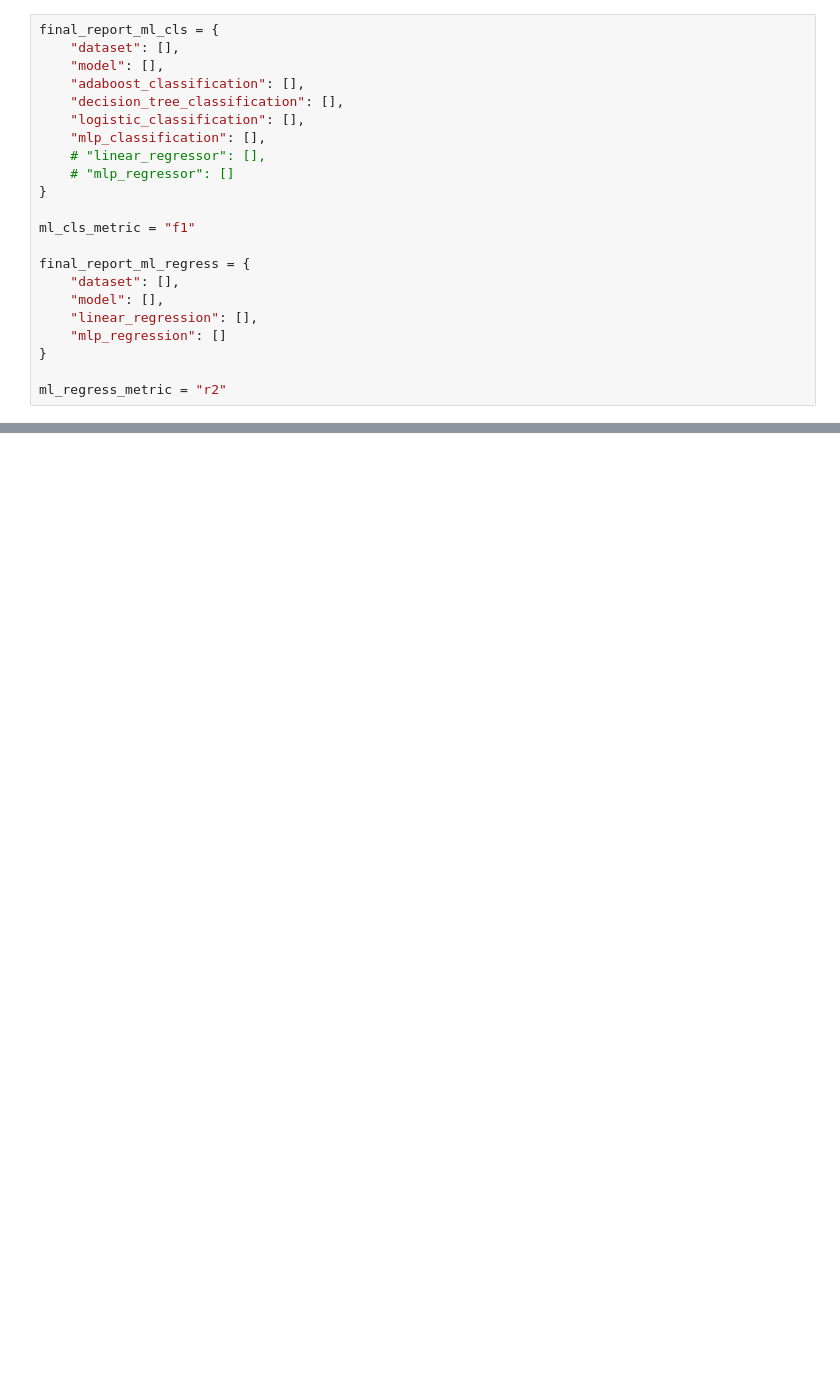
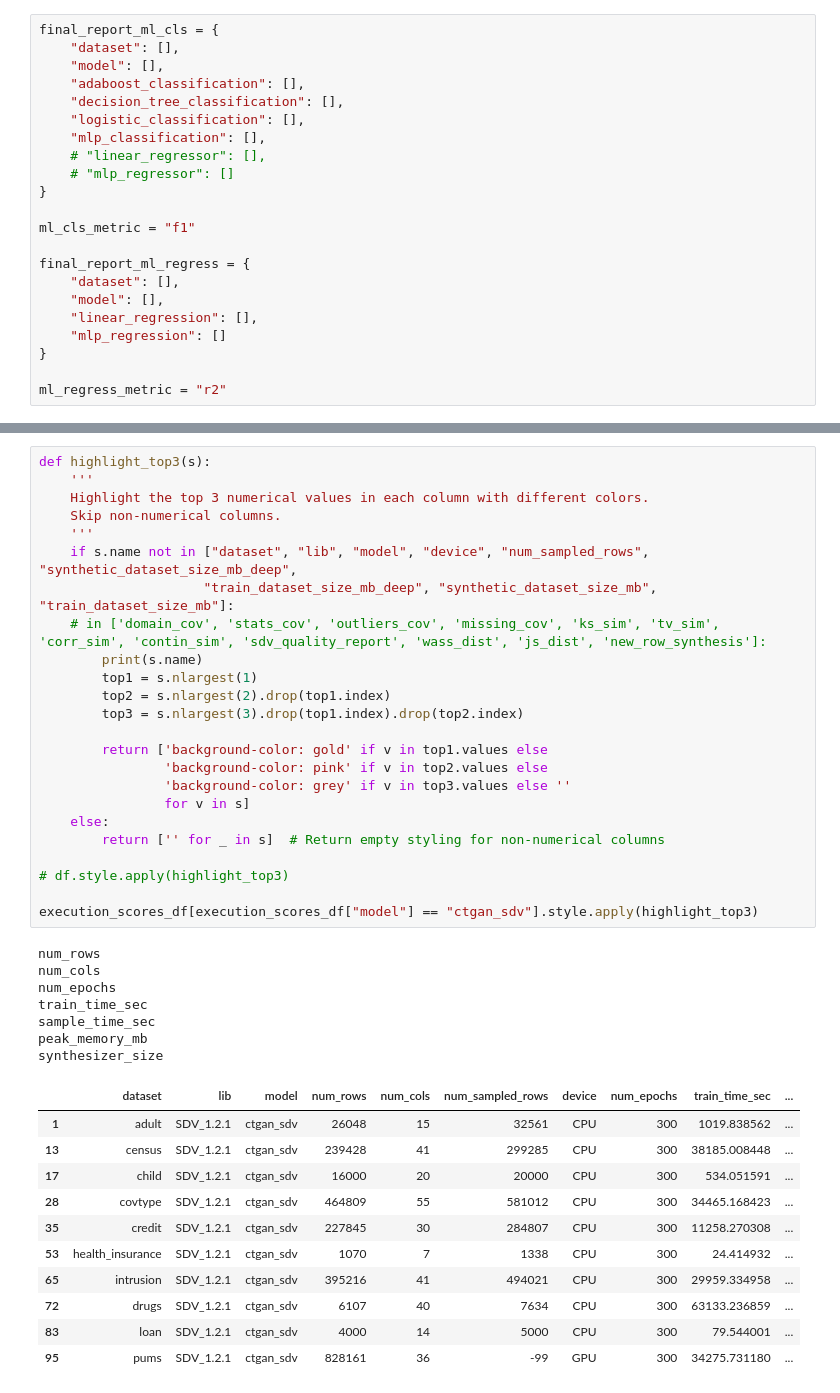
Before and after one commit to dsaidgovsg/benchmarking-synthetic-data-generators, a Jupyter notebook: notebooks/final_evalutation.ipynb, the cells around one changed output, grey strips where cells are left out. Drawn from its saved outputs; the diff is of its cells as text; blank space fills up the shorter version.

```diff
--- a/notebooks/final_evalutation.ipynb
+++ b/notebooks/final_evalutation.ipynb
@@ -577,0 +805,43 @@ pd.DataFrame(final_report)
+# %%
+def highlight_top3(s):
+    '''
+    Highlight the top 3 numerical values in each column with different colors.
+    Skip non-numerical columns.
+    '''
+    if s.name not in ["dataset", "lib", "model", "device", "num_sampled_rows", "synthetic_dataset_size_mb_deep",
+                     "train_dataset_size_mb_deep", "synthetic_dataset_size_mb", "train_dataset_size_mb"]:
+    # in ['domain_cov', 'stats_cov', 'outliers_cov', 'missing_cov', 'ks_sim', 'tv_sim', 'corr_sim', 'contin_sim', 'sdv_quality_report', 'wass_dist', 'js_dist', 'new_row_synthesis']:
+        print(s.name)
+        top1 = s.nlargest(1)
+        top2 = s.nlargest(2).drop(top1.index)
+        top3 = s.nlargest(3).drop(top1.index).drop(top2.index)
+
+        return ['background-color: gold' if v in top1.values else
+                'background-color: pink' if v in top2.values else
+                'background-color: grey' if v in top3.values else ''
+                for v in s]
+    else:
+        return ['' for _ in s]  # Return empty styling for non-numerical columns
+
+# df.style.apply(highlight_top3)
+
+execution_scores_df[execution_scores_df["model"] == "ctgan_sdv"].style.apply(highlight_top3)
+# %% [output]
+num_rows
+num_cols
+num_epochs
+train_time_sec
+sample_time_sec
+peak_memory_mb
+synthesizer_size
+|  | dataset | lib | model | num_rows | num_cols | num_sampled_rows | device | num_epochs | train_time_sec | ... |
+| 1 | adult | SDV_1.2.1 | ctgan_sdv | 26048 | 15 | 32561 | CPU | 300 | 1019.838562 | ... |
+| 13 | census | SDV_1.2.1 | ctgan_sdv | 239428 | 41 | 299285 | CPU | 300 | 38185.008448 | ... |
+| 17 | child | SDV_1.2.1 | ctgan_sdv | 16000 | 20 | 20000 | CPU | 300 | 534.051591 | ... |
+| 28 | covtype | SDV_1.2.1 | ctgan_sdv | 464809 | 55 | 581012 | CPU | 300 | 34465.168423 | ... |
+| 35 | credit | SDV_1.2.1 | ctgan_sdv | 227845 | 30 | 284807 | CPU | 300 | 11258.270308 | ... |
+| 53 | health_insurance | SDV_1.2.1 | ctgan_sdv | 1070 | 7 | 1338 | CPU | 300 | 24.414932 | ... |
+| 65 | intrusion | SDV_1.2.1 | ctgan_sdv | 395216 | 41 | 494021 | CPU | 300 | 29959.334958 | ... |
+| 72 | drugs | SDV_1.2.1 | ctgan_sdv | 6107 | 40 | 7634 | CPU | 300 | 63133.236859 | ... |
+| 83 | loan | SDV_1.2.1 | ctgan_sdv | 4000 | 14 | 5000 | CPU | 300 | 79.544001 | ... |
+| 95 | pums | SDV_1.2.1 | ctgan_sdv | 828161 | 36 | -99 | GPU | 300 | 34275.731180 | ... |
```
Also changed, not shown: parts of 41 cells of this notebook, 2 other files.
